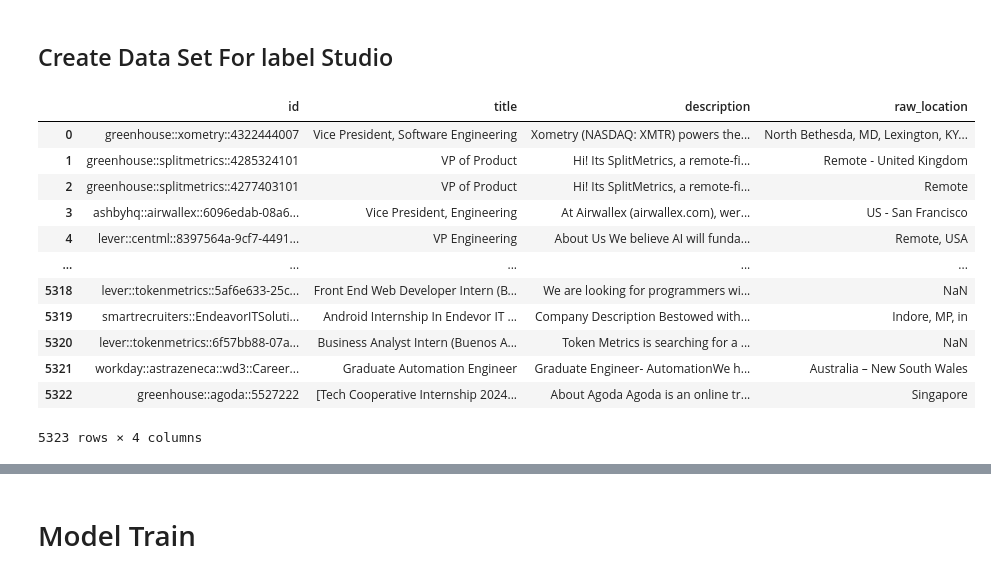
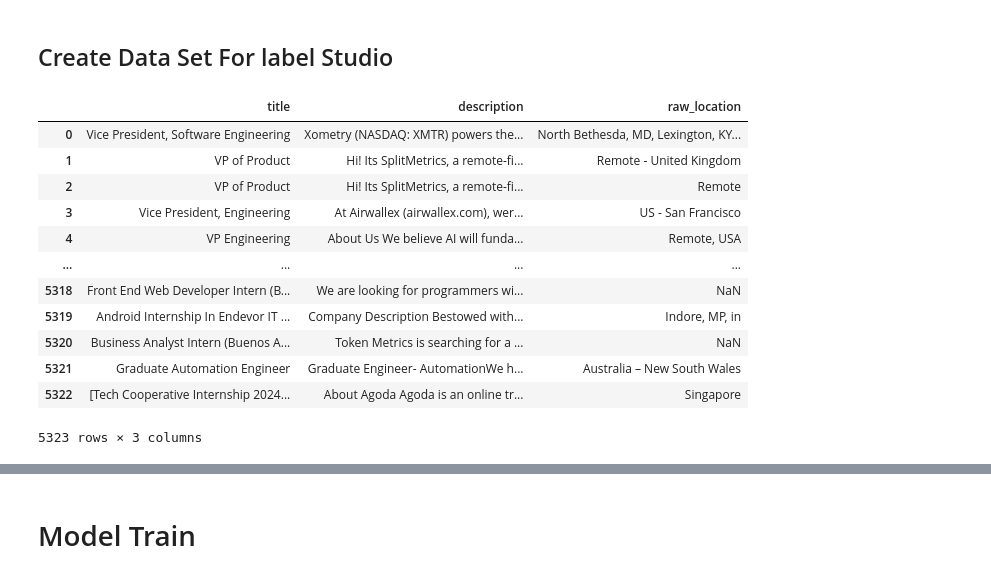
Before and after one commit to clarson1229/Machine_learning_showcase, a Jupyter notebook: Job_Postings_LLMS/Model_trainer_NER_location.ipynb, the cells around one changed output, grey strips where cells are left out. Saved outputs shown, nothing was run; the diff lists cells and outputs as text; code cells hidden in the pictures.

```diff
--- a/Job_Titles/Model_trainer_NER_location.ipynb
+++ b/Job_Postings_LLMS/Model_trainer_NER_location.ipynb
@@ -60,22 +71,23 @@ def preprocess_text(text):
 # %% [markdown]
 ## Create Data Set For label Studio
 # %%
-df = pd.read_csv('all_data.csv')
+df = pd.read_csv('./location_data/all_data.csv')
+df.drop(axis=1, inplace=True, columns=['id'])
 df
 # %% [output]
-|  | id | title | description | raw_location |
-| 0 | greenhouse::xometry::4322444007 | Vice President, Software Engineering | Xometry (NASDAQ: XMTR) powers the... | North Bethesda, MD, Lexington, KY... |
-| 1 | greenhouse::splitmetrics::4285324101 | VP of Product | Hi! Its SplitMetrics, a remote-fi... | Remote - United Kingdom |
-| 2 | greenhouse::splitmetrics::4277403101 | VP of Product | Hi! Its SplitMetrics, a remote-fi... | Remote |
-| 3 | ashbyhq::airwallex::6096edab-08a6... | Vice President, Engineering | At Airwallex (airwallex.com), wer... | US - San Francisco |
-| 4 | lever::centml::8397564a-9cf7-4491... | VP Engineering | About Us We believe AI will funda... | Remote, USA |
-| ... | ... | ... | ... | ... |
-| 5318 | lever::tokenmetrics::5af6e633-25c... | Front End Web Developer Intern (B... | We are looking for programmers wi... | NaN |
-| 5319 | smartrecruiters::EndeavorITSoluti... | Android Internship In Endevor IT ... | Company Description Bestowed with... | Indore, MP, in |
-| 5320 | lever::tokenmetrics::6f57bb88-07a... | Business Analyst Intern (Buenos A... | Token Metrics is searching for a ... | NaN |
-| 5321 | workday::astrazeneca::wd3::Career... | Graduate Automation Engineer | Graduate Engineer- AutomationWe h... | Australia – New South Wales |
-| 5322 | greenhouse::agoda::5527222 | [Tech Cooperative Internship 2024... | About Agoda Agoda is an online tr... | Singapore |
+|  | title | description | raw_location |
+| 0 | Vice President, Software Engineering | Xometry (NASDAQ: XMTR) powers the... | North Bethesda, MD, Lexington, KY... |
+| 1 | VP of Product | Hi! Its SplitMetrics, a remote-fi... | Remote - United Kingdom |
+| 2 | VP of Product | Hi! Its SplitMetrics, a remote-fi... | Remote |
+| 3 | Vice President, Engineering | At Airwallex (airwallex.com), wer... | US - San Francisco |
+| 4 | VP Engineering | About Us We believe AI will funda... | Remote, USA |
+| ... | ... | ... | ... |
+| 5318 | Front End Web Developer Intern (B... | We are looking for programmers wi... | NaN |
+| 5319 | Android Internship In Endevor IT ... | Company Description Bestowed with... | Indore, MP, in |
+| 5320 | Business Analyst Intern (Buenos A... | Token Metrics is searching for a ... | NaN |
+| 5321 | Graduate Automation Engineer | Graduate Engineer- AutomationWe h... | Australia – New South Wales |
+| 5322 | [Tech Cooperative Internship 2024... | About Agoda Agoda is an online tr... | Singapore |
-5323 rows × 4 columns
+5323 rows × 3 columns
 # %%
 new_df = df.dropna(subset=['raw_location'])
 # %%
```
Also changed, not shown: parts of 42 cells of this notebook, 5 other files.
